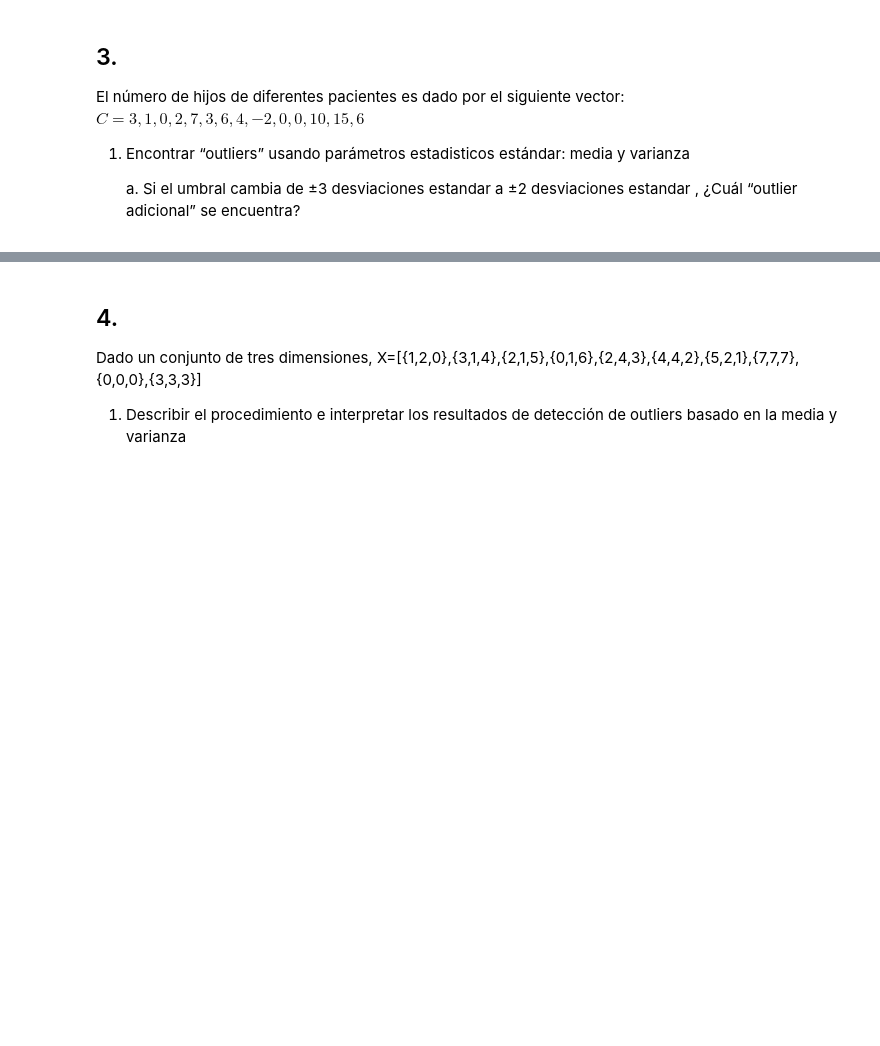
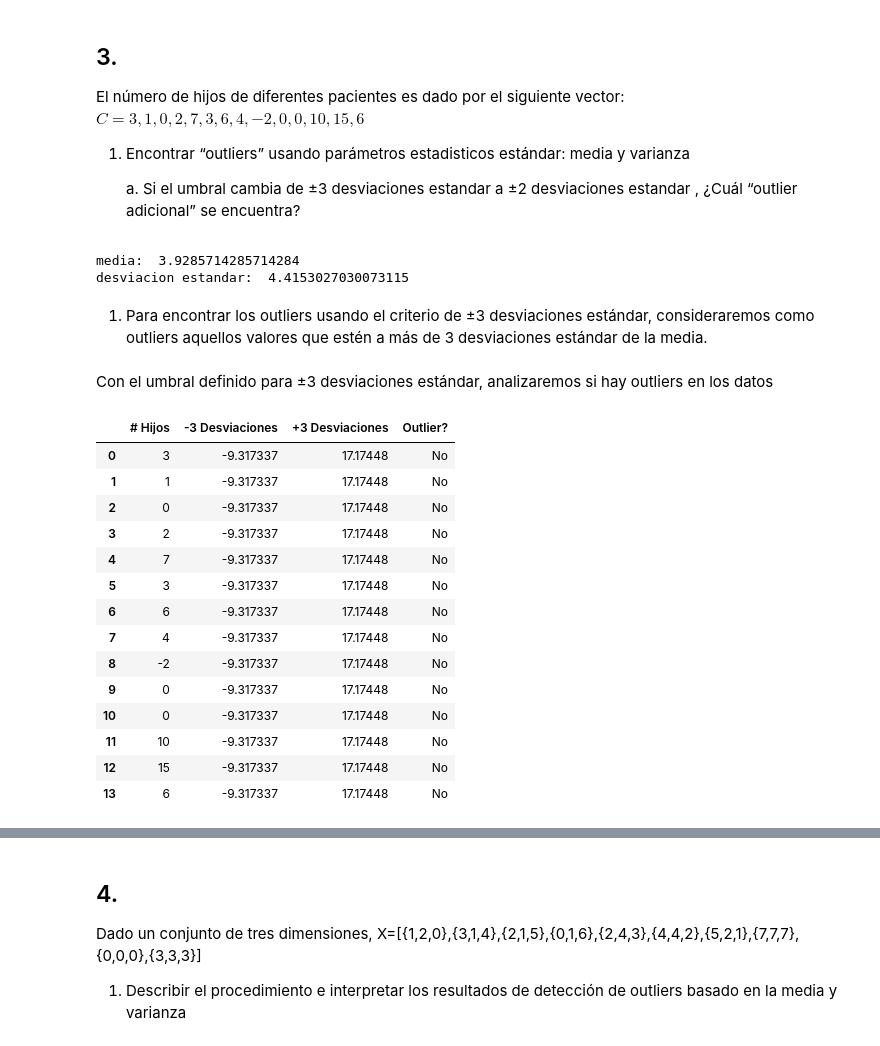
Before and after one commit to acmoral/ProyectoMineria, a Jupyter notebook: Talleres/Taller1/taller1.ipynb, the cells around one changed output, grey strips where cells are left out. Cells and saved outputs as stored; diff of their text form; code cells hidden in the pictures; blank space fills up the shorter version.

```diff
--- a/Talleres/Taller1/taller1.ipynb
+++ b/Talleres/Taller1/taller1.ipynb
@@ -97,3 +157,53 @@ C = {3, 1, 0, 2, 7, 3, 6, 4, −2, 0, 0, 10, 15, 6}$
 
     a. Si el umbral cambia de ±3 desviaciones estandar a ±2 desviaciones estandar , ¿Cuál
     “outlier adicional” se encuentra?
+# %%
+# Definir el vector C
+C = np.array([3, 1, 0, 2, 7, 3, 6, 4, -2, 0, 0, 10, 15, 6])
+
+# Calcular la media y la desviación estándar
+media = np.mean(C)
+desviacion_estandar = np.std(C)
+
+print('media: ', media)
+print('desviacion estandar: ', desviacion_estandar)
+# %% [output]
+media:  3.9285714285714284
+desviacion estandar:  4.4153027030073115
+# %% [markdown]
+1. Para encontrar los outliers usando el criterio de ±3 desviaciones estándar, consideraremos como outliers aquellos valores que estén a más de 3 desviaciones estándar de la media.
+# %% [markdown]
+Con el umbral definido para ±3 desviaciones estándar, analizaremos si hay outliers en los datos
+# %%
+# Identificar los outliers con ±3 desviaciones estándar
+umbral = 3 * desviacion_estandar
+
+result = []
+menosUmbral = media - umbral
+masUmbral = media + umbral
+for c in C:
+        #analizar si están por fuera de los rangos con + o - 3 desviaciones estándar
+        if c > masUmbral or c < menosUmbral:
+                result.append((c, menosUmbral, masUmbral, 'Si'))
+
+        else:
+                result.append((c, menosUmbral, masUmbral, 'No' ))
+
+df = pd.DataFrame(result, columns=['# Hijos', '-3 Desviaciones', '+3 Desviaciones', 'Outlier?'])
+df
+# %% [output]
+|  | # Hijos | -3 Desviaciones | +3 Desviaciones | Outlier? |
+| 0 | 3 | -9.317337 | 17.17448 | No |
+| 1 | 1 | -9.317337 | 17.17448 | No |
+| 2 | 0 | -9.317337 | 17.17448 | No |
+| 3 | 2 | -9.317337 | 17.17448 | No |
+| 4 | 7 | -9.317337 | 17.17448 | No |
+| 5 | 3 | -9.317337 | 17.17448 | No |
+| 6 | 6 | -9.317337 | 17.17448 | No |
+| 7 | 4 | -9.317337 | 17.17448 | No |
+| 8 | -2 | -9.317337 | 17.17448 | No |
+| 9 | 0 | -9.317337 | 17.17448 | No |
+| 10 | 0 | -9.317337 | 17.17448 | No |
+| 11 | 10 | -9.317337 | 17.17448 | No |
+| 12 | 15 | -9.317337 | 17.17448 | No |
+| 13 | 6 | -9.317337 | 17.17448 | No |
```
Also changed, not shown: parts of 14 cells of this notebook, 13 other files.
